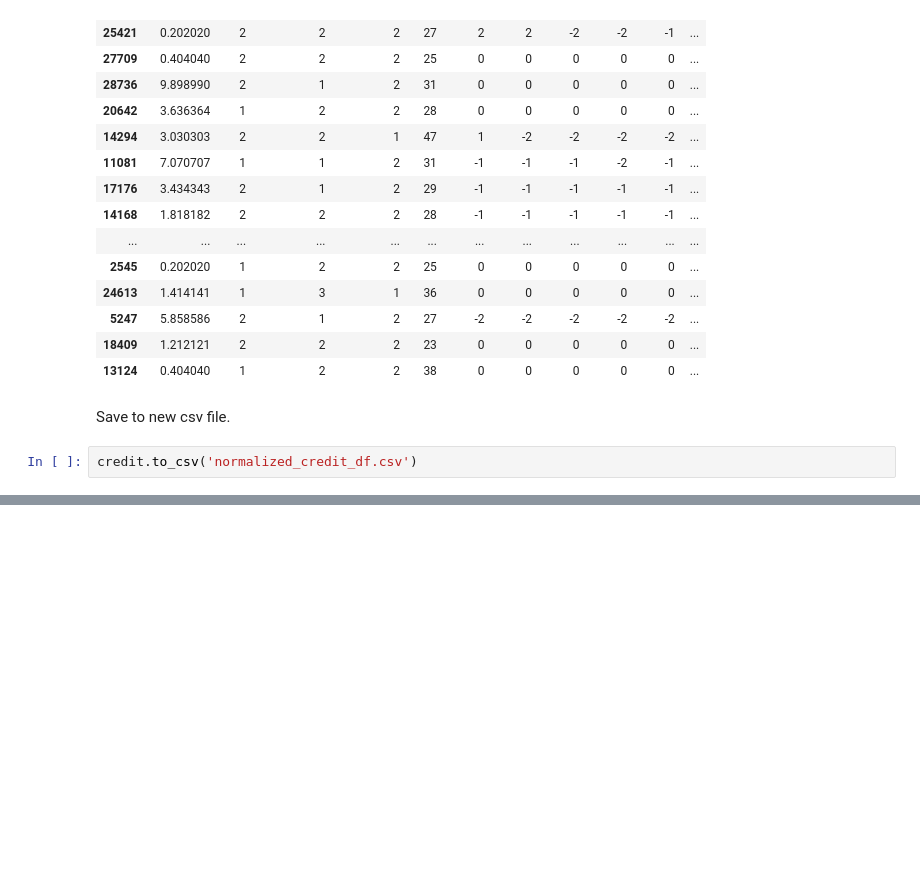
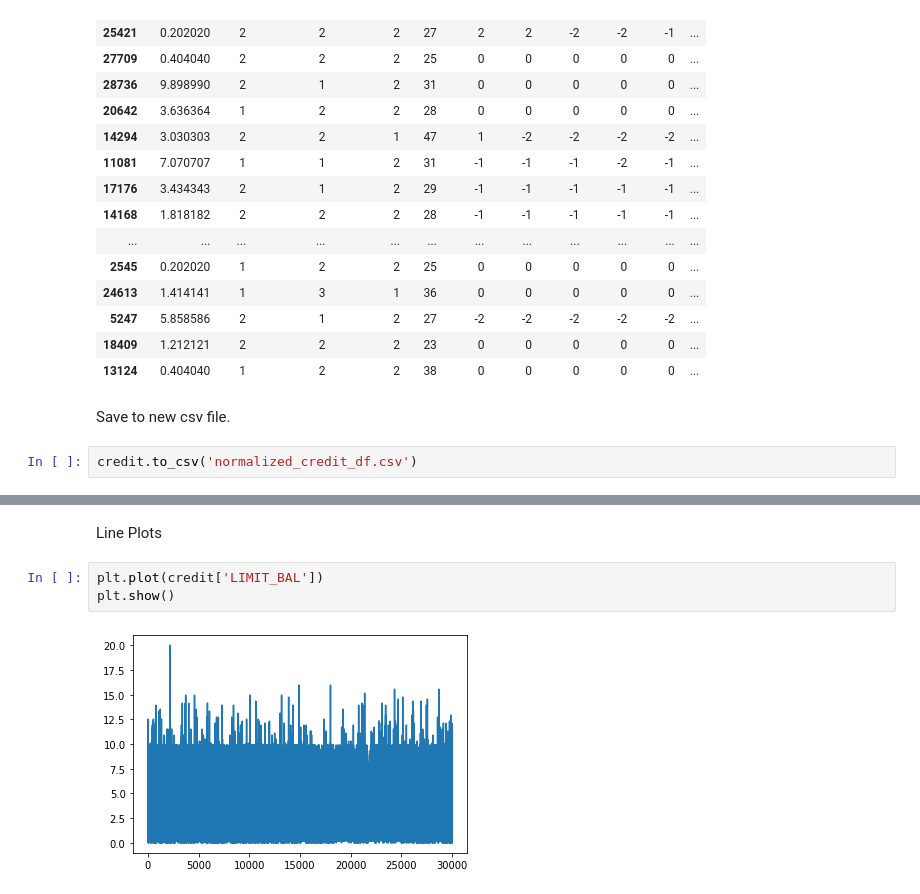
Before and after one commit to evillag/xtol_m5, a Jupyter notebook: EDA_M5T2.ipynb, the cells around one changed output, grey strips where cells are left out. Drawn from its saved outputs; the diff is of its cells as text; blank space fills up the shorter version.

```diff
--- a/EDA_M5T2.ipynb
+++ b/EDA_M5T2.ipynb
@@ -246,0 +265,7 @@ credit.to_csv('normalized_credit_df.csv')
+# %% [markdown]
+Line Plots
+# %%
+plt.plot(credit['LIMIT_BAL'])
+plt.show()
+# %% [output]
+[figure, added]
```
Also changed, not shown: parts of 14 cells of this notebook.
